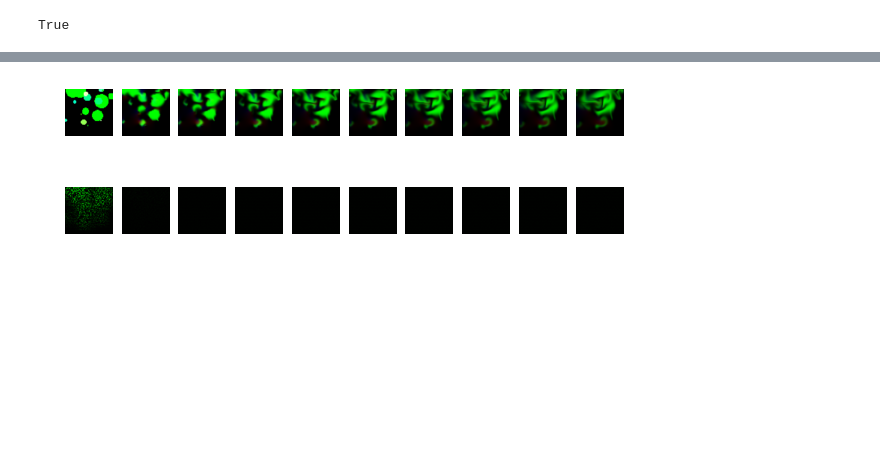
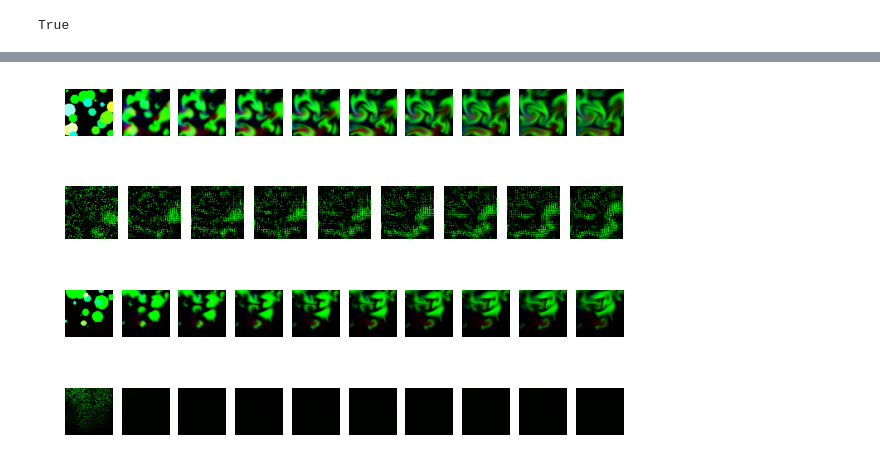
Before and after one commit to agerasev/flownn, a Jupyter notebook: prediction.ipynb, the cells around one changed output, grey strips where cells are left out. Saved outputs shown, nothing was run; the diff lists cells and outputs as text; code cells hidden in the pictures; blank space fills up the shorter version.

```diff
--- a/prediction.ipynb
+++ b/prediction.ipynb
@@ -288,3 +375,12 @@ epoch: 33, loss: 5.672394660446379
+# %%
+seq = generate_sequence((64,64),10,10)
+data = seq.reshape(seq.shape[0],1,*seq.shape[1:])
+plot_images(data)
+out, loss = test_model(model, loss_fn, data, lap=1)
+plot_images(out)
+# %% [output]
+[figure, added]
+[figure, added]
 # %%
 seq = generate_sequence((64,64),10,10)
 data = seq.reshape(seq.shape[0],1,*seq.shape[1:])
```
Also changed, not shown: parts of 15 cells of this notebook.
